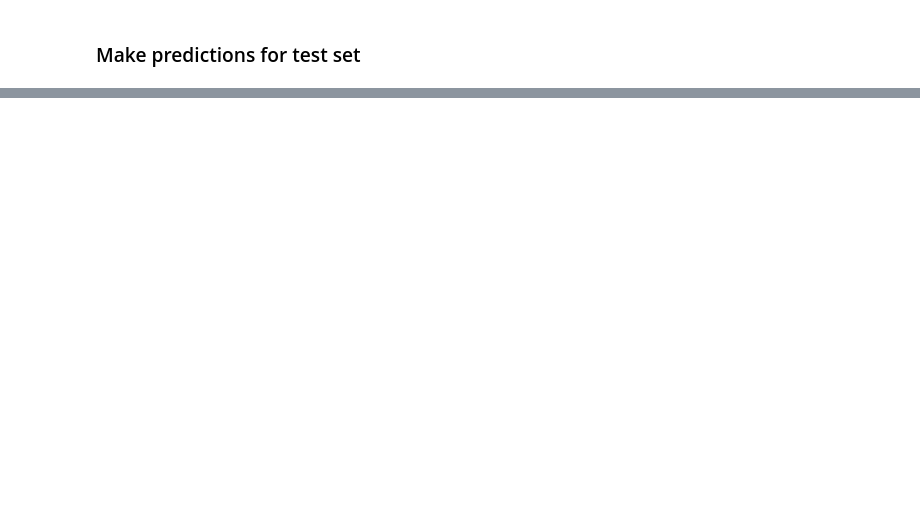
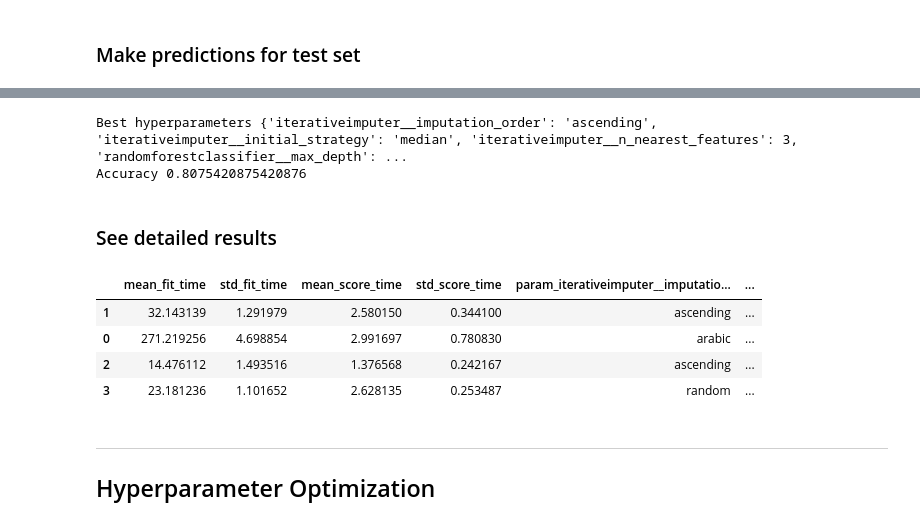
Before and after one commit to bloominstituteoftechnology/DS-Unit-2-Kaggle-Challenge, a Jupyter notebook: module3/LSDS_223A_Kaggle_Challenge_3.ipynb, the cells around one changed output, grey strips where cells are left out. Saved outputs shown, nothing was run; the diff lists cells and outputs as text; code cells hidden in the pictures; blank space fills up the shorter version.

```diff
--- a/module3/LSDS_223_Assignment_Kaggle_Challenge_3.ipynb
+++ b/module3/LSDS_223A_Kaggle_Challenge_3.ipynb
@@ -322,0 +349,32 @@ Length: 13464, dtype: int64
+# %%
+pipeline = make_pipeline(
+    ce.OrdinalEncoder(),
+    IterativeImputer(),
+    RandomForestClassifier(random_state=42),
+)
+
+param_distributions = {
+    'iterativeimputer__initial_strategy': ['median', "most_frequent"],
+#     'iterativeimputer__max_iter': randint(5, 40),
+    'iterativeimputer__n_nearest_features': randint(2, 10),
+    'iterativeimputer__imputation_order': ["ascending", "descending", "arabic", "random"],
+    'randomforestclassifier__n_estimators': randint(100, 300),
+    'randomforestclassifier__max_depth': [10, 16, 24],
+    'randomforestclassifier__max_features': uniform(0, 1),
+}
+
+# If you're on Colab, decrease n_iter & cv parameters
+search = RandomizedSearchCV(
+    pipeline,
+    param_distributions=param_distributions,
+    n_iter=4,
+    cv=4,
+    scoring='accuracy',
+    verbose=10,
+    return_train_score=True,
+    n_jobs=-1,
+    random_state=42,
+)
+# %%
+# Fit and find the best hyperparameters according to above
+search.fit(X_train, y_train["status_group"].values.flatten());
@@ -322,0 +388,20 @@ Length: 13464, dtype: int64
+# %%
+print('Best hyperparameters', search.best_params_)
+print('Accuracy', search.best_score_)
+# %% [output]
+Best hyperparameters {'iterativeimputer__imputation_order': 'ascending', 'iterativeimputer__initial_strategy': 'median', 'iterativeimputer__n_nearest_features': 3, 'randomforestclassifier__max_depth': ...
+Accuracy 0.8075420875420876
+# %% [markdown]
+### See detailed results
+# %%
+pd.DataFrame(search.cv_results_).sort_values(by='rank_test_score')
+# %% [output]
+|  | mean_fit_time | std_fit_time | mean_score_time | std_score_time | param_iterativeimputer__imputatio... | ... |
+| 1 | 32.143139 | 1.291979 | 2.580150 | 0.344100 | ascending | ... |
+| 0 | 271.219256 | 4.698854 | 2.991697 | 0.780830 | arabic | ... |
+| 2 | 14.476112 | 1.493516 | 1.376568 | 0.242167 | ascending | ... |
+| 3 | 23.181236 | 1.101652 | 2.628135 | 0.253487 | random | ... |
+# %% [markdown]
+---
+
+## Hyperparameter Optimization
```
Also changed, not shown: parts of 43 cells of this notebook, 3 other files.
